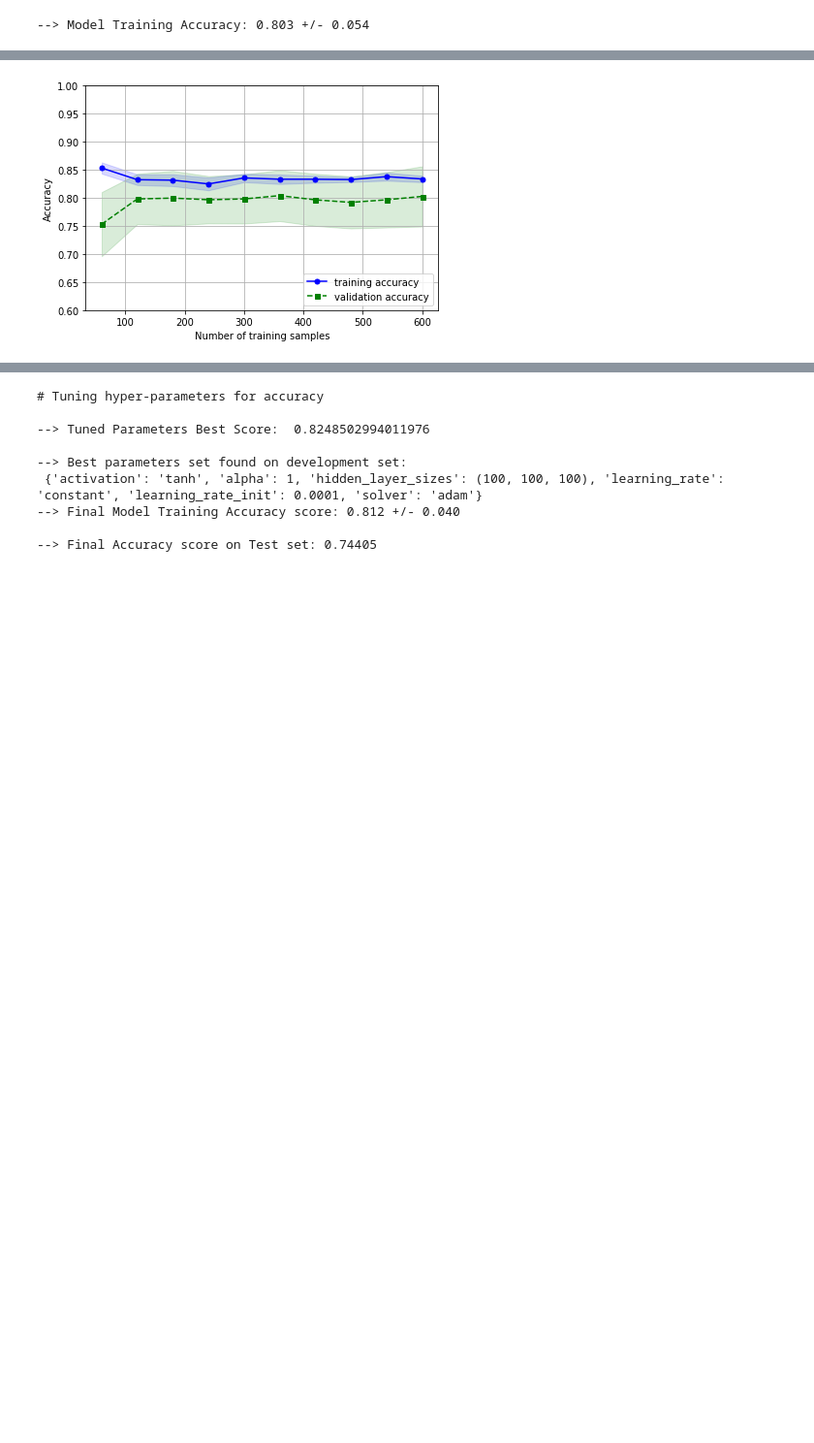
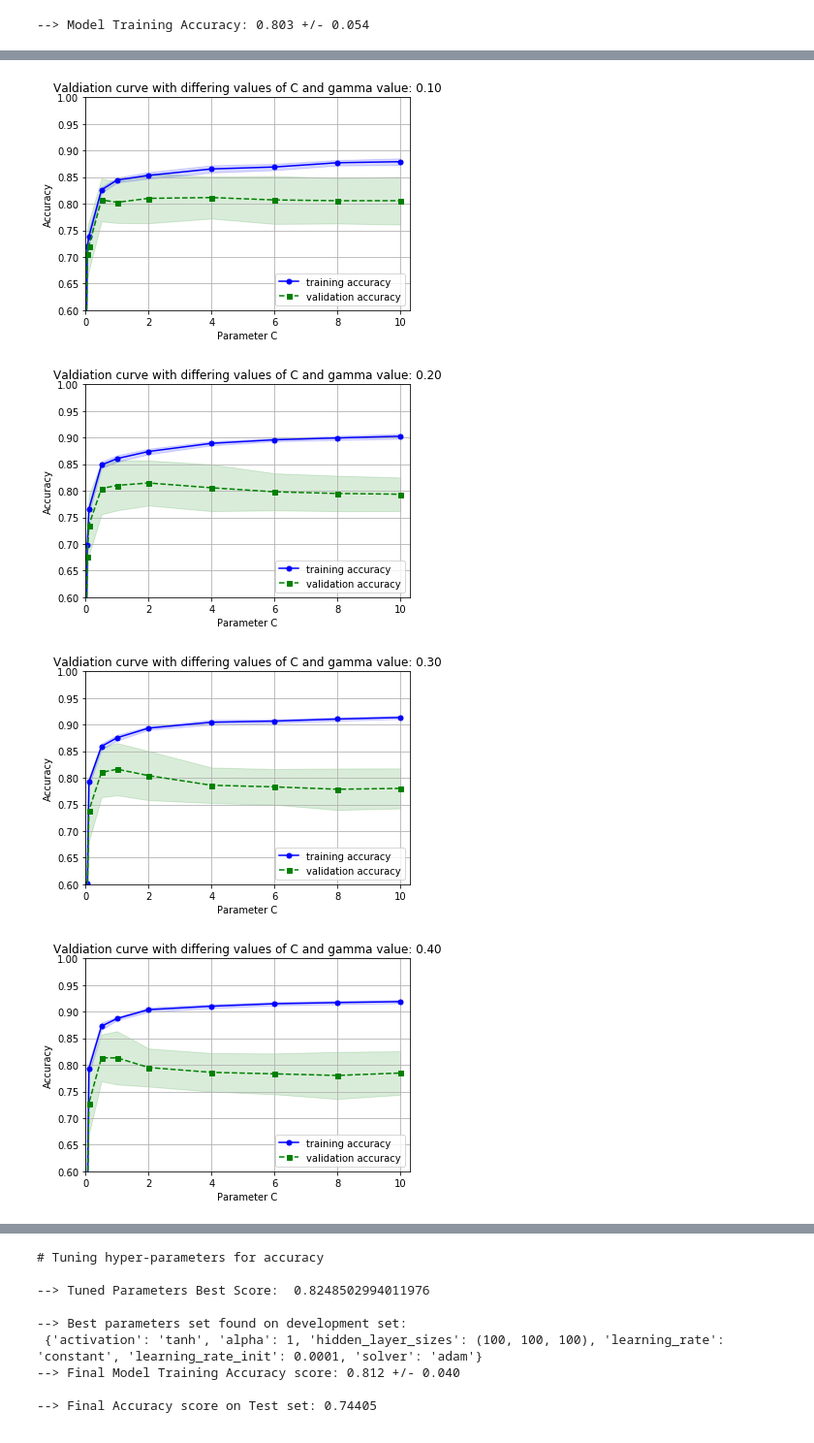
Before and after one commit to liivits/ML, a Jupyter notebook: Untitled.ipynb, the cells around one changed output, grey strips where cells are left out. Shown at 97% size. Saved outputs shown, nothing was run; the diff lists cells and outputs as text; code cells hidden in the pictures; blank space fills up the shorter version.

```diff
--- a/Untitled.ipynb
+++ b/Untitled.ipynb
@@ -538,7 +586,7 @@ pipe_svc.fit(X_train, y_train)
 scores = cross_val_score(estimator=pipe_svc, X=X_train, y=y_train, cv=10, n_jobs=1, verbose=0)
 print('--> Model Training Accuracy: %.3f +/- %.3f' %(np.mean(scores), np.std(scores)))
 
-pipelines_SVC.append(( 'svc_pipeline', pipe_svc))
+pipelines_SVC.append(( 'Scaled_SVM_pipeline', pipe_svc))
 # %% [output]
 --> Model Training Accuracy: 0.812 +/- 0.049
 # %%
@@ -552,7 +600,7 @@ pipe_svc_no_PCA.fit(X_train, y_train)
 scores = cross_val_score(estimator=pipe_svc_no_PCA, X=X_train, y=y_train, cv=10, n_jobs=1, verbose=0)
 
 print('--> Model Training Accuracy: %.3f +/- %.3f' %(np.mean(scores), np.std(scores)))
-pipelines_SVC.append(('svc_pipeline_no_PCA', pipe_svc_no_PCA))
+pipelines_SVC.append(('Scaled_SVM_pipeline_no_PCA', pipe_svc_no_PCA))
 # %% [output]
 --> Model Training Accuracy: 0.803 +/- 0.054
 # %%
@@ -731,49 +782,55 @@ weighted avg       0.75      0.75      0.75       168
 [figure]
 # %%
-#learning curve
-pipe_svm = make_pipeline(StandardScaler(),
-                    SVC(probability=True, verbose = False))
+#Using validation curve to determine C and gamma values that give the best results for accuracy
+from sklearn.model_selection import validation_curve
 
 
-train_sizes, train_scores, test_scores =\
-                learning_curve(estimator=pipe_svm,
-                               X=X_train,
-                               y=y_train,
-                               train_sizes=np.linspace(0.1, 1.0, 10),
-                               cv=10,
-                               n_jobs=1)
+for i in np.linspace(0.1,1,10):
+    param_range = [0.005, 0.01, 0.05, 0.1, 0.5, 1,2,4,6,8,10]
+    train_scores, test_scores = validation_curve(
+                estimator=SVC(gamma = i),
+                X=X_train,
+                y=y_train,
+                param_name='C',
+                param_range =param_range, cv= 10)
 
-train_mean = np.mean(train_scores, axis=1)
-train_std = np.std(train_scores, axis=1)
-test_mean = np.mean(test_scores, axis=1)
-test_std = np.std(test_scores, axis=1)
 
-plt.plot(train_sizes, train_mean,
+
+    train_mean = np.mean(train_scores, axis=1)
+    train_std = np.std(train_scores, axis=1)
+    test_mean = np.mean(test_scores, axis=1)
+    test_std = np.std(test_scores, axis=1)
+
+    plt.plot(param_range, train_mean,
          color='blue', marker='o',
          markersize=5, label='training accuracy')
 
-plt.fill_between(train_sizes,
-                 train_mean + train_std,
-                 train_mean - train_std,
-                 alpha=0.15, color='blue')
+    plt.fill_between(param_range, train_mean + train_std,
+                 train_mean - train_std, alpha=0.15,
+                 color='blue')
 
-plt.plot(train_sizes, test_mean,
+    plt.plot(param_range, test_mean,
          color='green', linestyle='--',
          marker='s', markersize=5,
          label='validation accuracy')
 
-plt.fill_between(train_sizes,
+    plt.fill_between(param_range,
                  test_mean + test_std,
                  test_mean - test_std,
                  alpha=0.15, color='green')
 
-plt.grid()
-plt.xlabel('Number of training samples')
-plt.ylabel('Accuracy')
-plt.legend(loc='lower right')
-plt.ylim([0.6, 1])
-plt.tight_layout()
-#plt.savefig('images/06_05.png', dpi=300)
-plt.show()
+#Plotting the C paramater and gamma values agains the relevant accuracy values
+    plt.grid()
+    plt.legend(loc='lower right')
+    plt.xlabel('Parameter C')
+    plt.ylabel('Accuracy')
+    plt.ylim([0.6, 1.0])
+    plt.xlim([0, 10.3])
+    plt.title('Valdiation curve with differing values of C and gamma value: %.2f' %(i))
+    plt.tight_layout()
+    plt.show()
 # %% [output]
-[figure, old version]
+[figure, new version]
+[figure, added]
+[figure, added]
+[figure, added]
```
Also changed, not shown: parts of 50 cells of this notebook.
